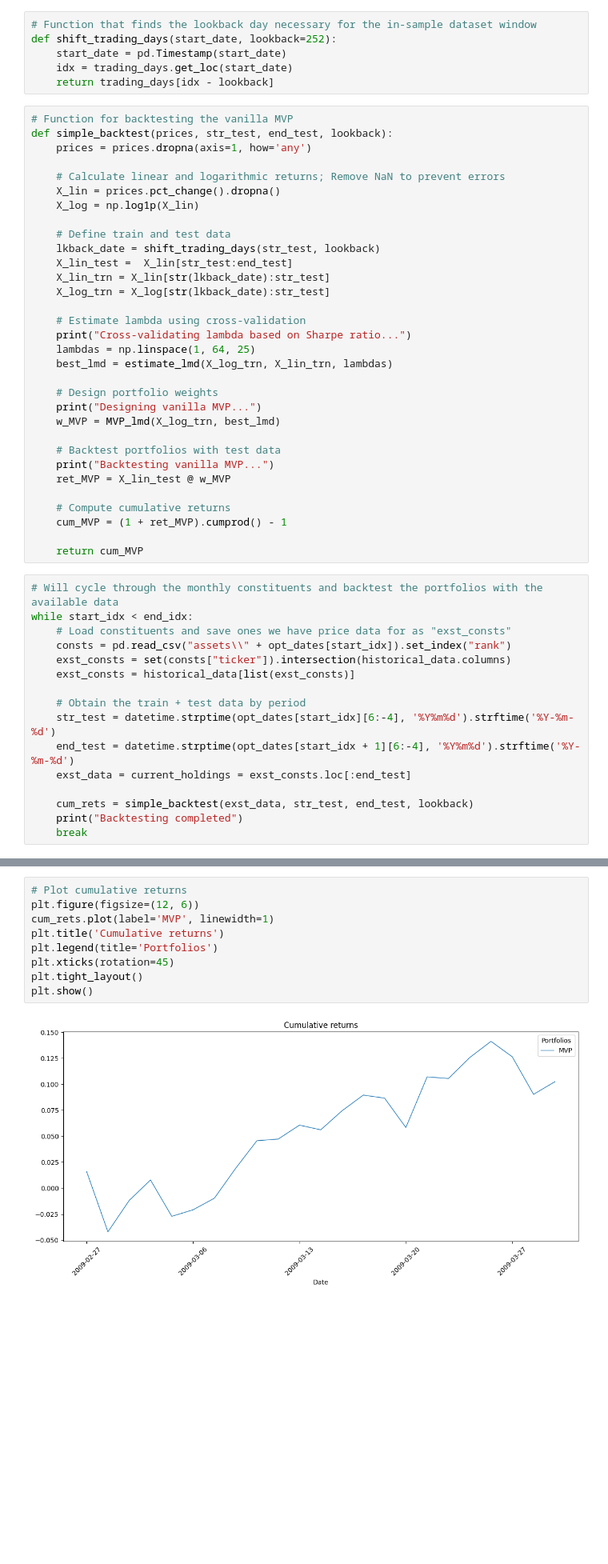
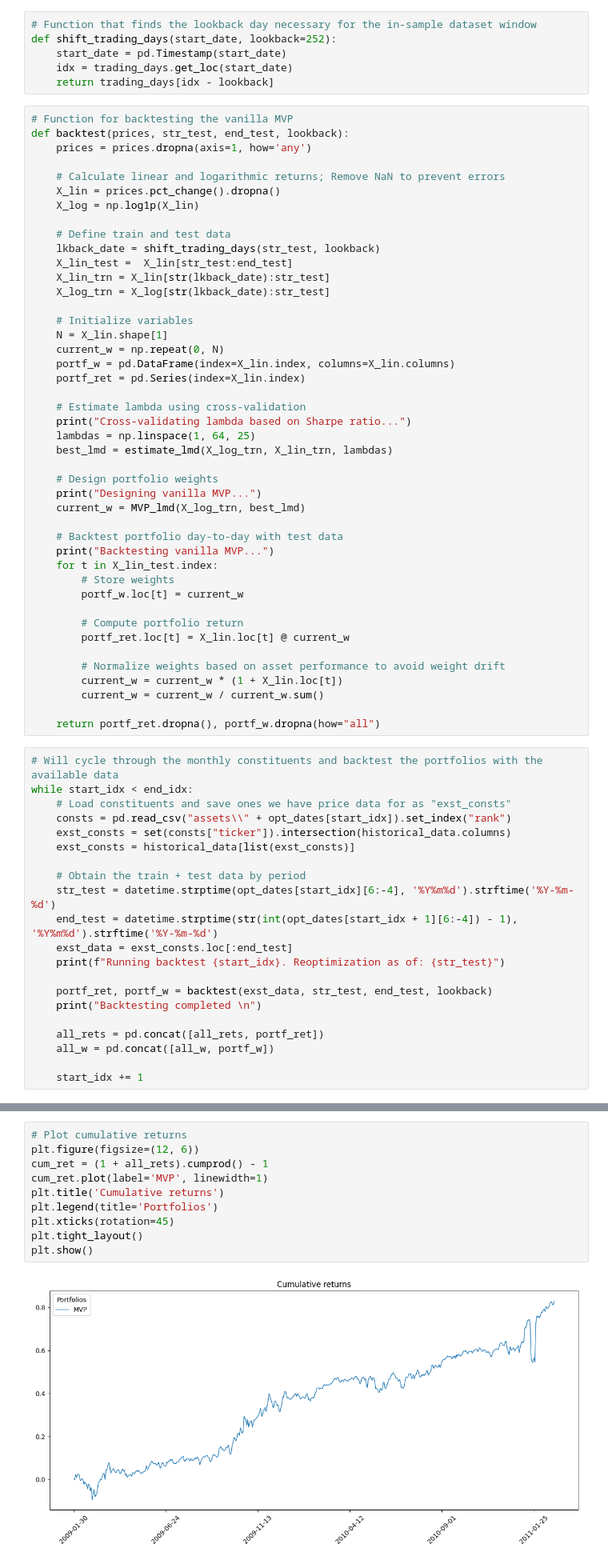
Before and after one commit to VAPopa7/improved-MVP, a Jupyter notebook: backtest_MVPs.ipynb, the cells around one changed output, grey strips where cells are left out. Shown at 80% size. Saved outputs shown, nothing was run; the diff lists cells and outputs as text; blank space fills up the shorter version.

Commit message:
feat: made a functioning backtest function with monthly reoptimizations

```diff
--- a/backtest_MVPs.ipynb
+++ b/backtest_MVPs.ipynb
@@ -75,7 +82,7 @@ def shift_trading_days(start_date, lookback=252):
     return trading_days[idx - lookback]
 # %%
 # Function for backtesting the vanilla MVP
-def simple_backtest(prices, str_test, end_test, lookback):
+def backtest(prices, str_test, end_test, lookback):
     prices = prices.dropna(axis=1, how='any')
 
     # Calculate linear and logarithmic returns; Remove NaN to prevent errors
@@ -88,6 +95,12 @@ def simple_backtest(prices, str_test, end_test, lookback):
     X_lin_trn = X_lin[str(lkback_date):str_test]
     X_log_trn = X_log[str(lkback_date):str_test]
 
+    # Initialize variables
+    N = X_lin.shape[1]
+    current_w = np.repeat(0, N)
+    portf_w = pd.DataFrame(index=X_lin.index, columns=X_lin.columns)
+    portf_ret = pd.Series(index=X_lin.index)
+
     # Estimate lambda using cross-validation
     print("Cross-validating lambda based on Sharpe ratio...")
     lambdas = np.linspace(1, 64, 25)
@@ -95,16 +108,22 @@ def simple_backtest(prices, str_test, end_test, lookback):
 
     # Design portfolio weights
     print("Designing vanilla MVP...")
-    w_MVP = MVP_lmd(X_log_trn, best_lmd)
+    current_w = MVP_lmd(X_log_trn, best_lmd)
 
-    # Backtest portfolios with test data
+    # Backtest portfolio day-to-day with test data
     print("Backtesting vanilla MVP...")
-    ret_MVP = X_lin_test @ w_MVP
+    for t in X_lin_test.index:
+        # Store weights
+        portf_w.loc[t] = current_w
 
-    # Compute cumulative returns
-    cum_MVP = (1 + ret_MVP).cumprod() - 1
+        # Compute portfolio return
+        portf_ret.loc[t] = X_lin.loc[t] @ current_w
 
-    return cum_MVP
+        # Normalize weights based on asset performance to avoid weight drift
+        current_w = current_w * (1 + X_lin.loc[t])
+        current_w = current_w / current_w.sum()
+
+    return portf_ret.dropna(), portf_w.dropna(how="all")
 # %%
 # Will cycle through the monthly constituents and backtest the portfolios with the available data
 while start_idx < end_idx:
@@ -115,10 +134,15 @@ while start_idx < end_idx:
 
     # Obtain the train + test data by period
     str_test = datetime.strptime(opt_dates[start_idx][6:-4], '%Y%m%d').strftime('%Y-%m-%d')
-    end_test = datetime.strptime(opt_dates[start_idx + 1][6:-4], '%Y%m%d').strftime('%Y-%m-%d')
-    exst_data = current_holdings = exst_consts.loc[:end_test]
+    end_test = datetime.strptime(str(int(opt_dates[start_idx + 1][6:-4]) - 1), '%Y%m%d').strftime('%Y-%m-%d')
+    exst_data = exst_consts.loc[:end_test]
+    print(f"Running backtest {start_idx}. Reoptimization as of: {str_test}")
 
-    cum_rets = simple_backtest(exst_data, str_test, end_test, lookback)
-    print("Backtesting completed")
-    break
+    portf_ret, portf_w = backtest(exst_data, str_test, end_test, lookback)
+    print("Backtesting completed \n")
+
+    all_rets = pd.concat([all_rets, portf_ret])
+    all_w = pd.concat([all_w, portf_w])
+
+    start_idx += 1
 # %% [output]
@@ -130,11 +175,12 @@ Backtesting completed
 # %%
 # Plot cumulative returns
 plt.figure(figsize=(12, 6))
-cum_rets.plot(label='MVP', linewidth=1)
+cum_ret = (1 + all_rets).cumprod() - 1
+cum_ret.plot(label='MVP', linewidth=1)
 plt.title('Cumulative returns')
 plt.legend(title='Portfolios')
 plt.xticks(rotation=45)
 plt.tight_layout()
 plt.show()
 # %% [output]
-[figure, old version]
+[figure, new version]
```
Also changed, not shown: parts of 2 cells of this notebook.
